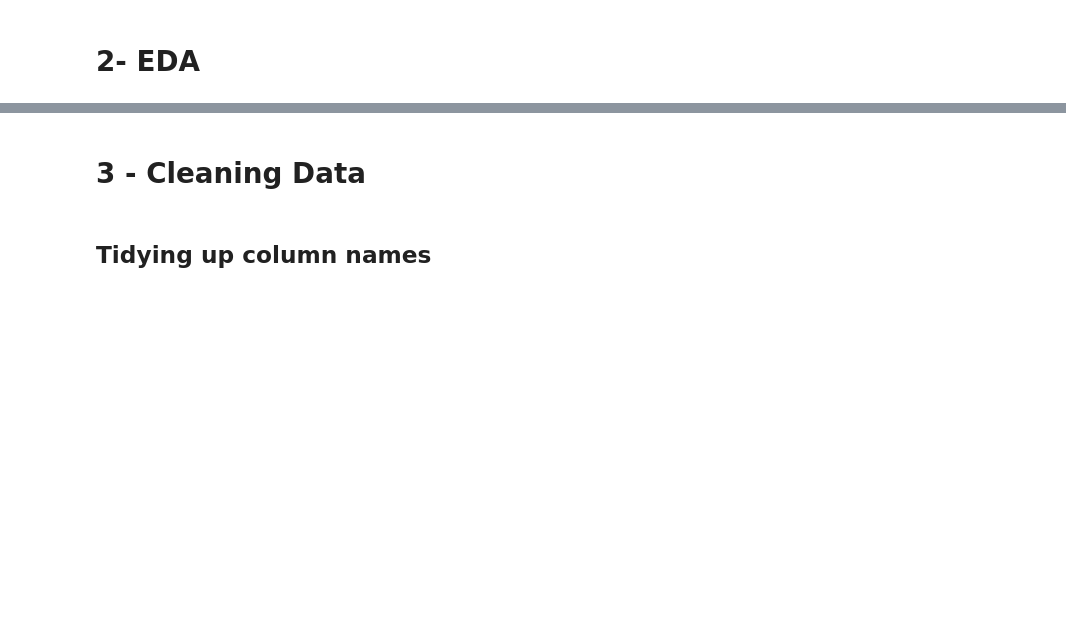
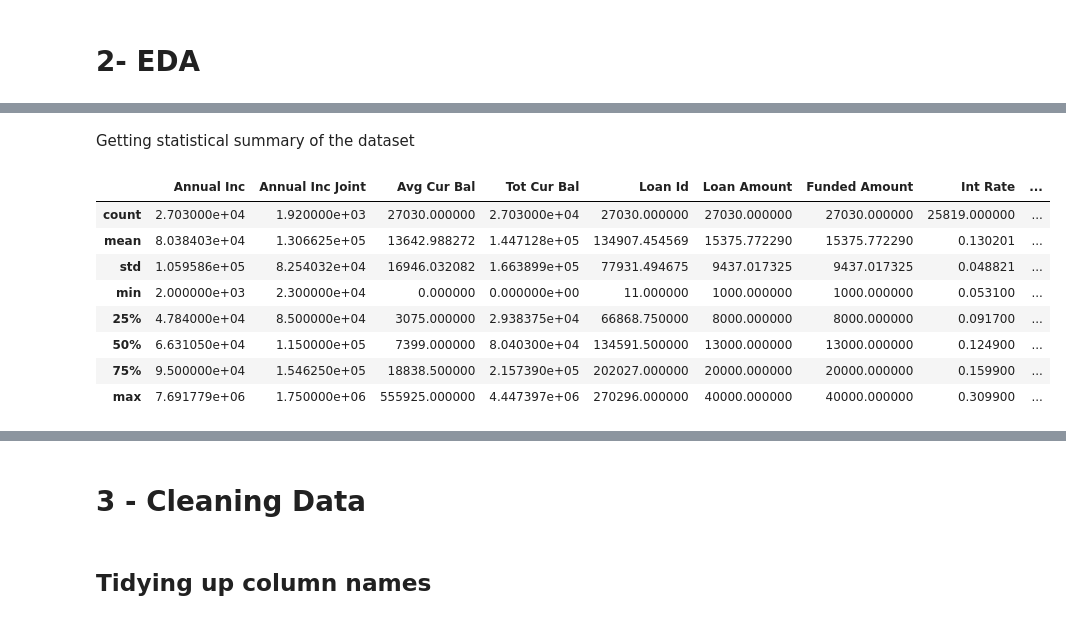
Before and after one commit to youssefayman02/Data-Engineering, a Jupyter notebook: M1-template.ipynb, the cells around one changed output, grey strips where cells are left out. Cells and saved outputs as stored; diff of their text form; code cells hidden in the pictures; blank space fills up the shorter version.

```diff
--- a/M1-template.ipynb
+++ b/M1-template.ipynb
@@ -10,0 +92,14 @@
+# %% [markdown]
+Getting statistical summary of the dataset
+# %%
+df.describe()
+# %% [output]
+|  | Annual Inc | Annual Inc Joint | Avg Cur Bal | Tot Cur Bal | Loan Id | Loan Amount | Funded Amount | Int Rate | ... |
+| count | 2.703000e+04 | 1.920000e+03 | 27030.000000 | 2.703000e+04 | 27030.000000 | 27030.000000 | 27030.000000 | 25819.000000 | ... |
+| mean | 8.038403e+04 | 1.306625e+05 | 13642.988272 | 1.447128e+05 | 134907.454569 | 15375.772290 | 15375.772290 | 0.130201 | ... |
+| std | 1.059586e+05 | 8.254032e+04 | 16946.032082 | 1.663899e+05 | 77931.494675 | 9437.017325 | 9437.017325 | 0.048821 | ... |
+| min | 2.000000e+03 | 2.300000e+04 | 0.000000 | 0.000000e+00 | 11.000000 | 1000.000000 | 1000.000000 | 0.053100 | ... |
+| 25% | 4.784000e+04 | 8.500000e+04 | 3075.000000 | 2.938375e+04 | 66868.750000 | 8000.000000 | 8000.000000 | 0.091700 | ... |
+| 50% | 6.631050e+04 | 1.150000e+05 | 7399.000000 | 8.040300e+04 | 134591.500000 | 13000.000000 | 13000.000000 | 0.124900 | ... |
+| 75% | 9.500000e+04 | 1.546250e+05 | 18838.500000 | 2.157390e+05 | 202027.000000 | 20000.000000 | 20000.000000 | 0.159900 | ... |
+| max | 7.691779e+06 | 1.750000e+06 | 555925.000000 | 4.447397e+06 | 270296.000000 | 40000.000000 | 40000.000000 | 0.309900 | ... |
```
Also changed, not shown: parts of 25 cells of this notebook.
